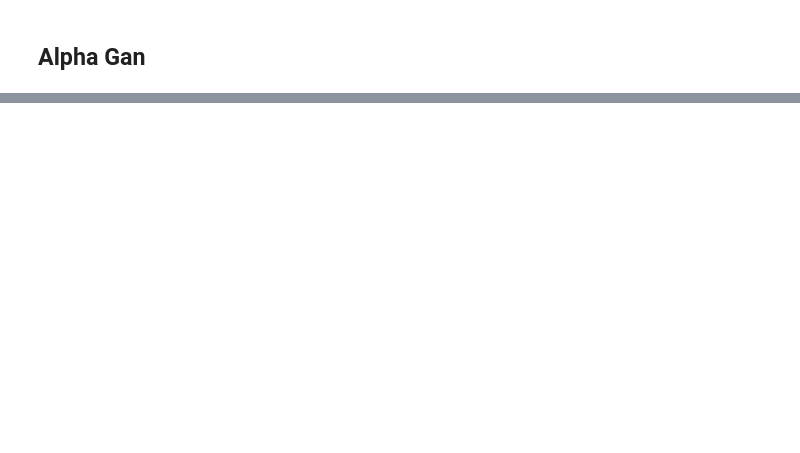
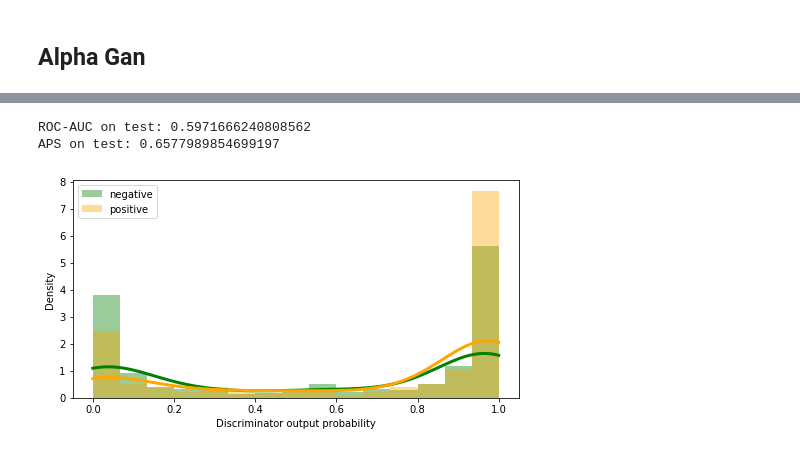
Before and after one commit to Valentyn1997/xray, a Jupyter notebook: notebooks/models/2_Model vizualizations.ipynb, the cells around one changed output, grey strips where cells are left out. Saved outputs shown, nothing was run; the diff lists cells and outputs as text; code cells hidden in the pictures; blank space fills up the shorter version.

```diff
--- a/notebooks/models/2_Model vizualizations.ipynb
+++ b/notebooks/models/2_Model vizualizations.ipynb
@@ -206,7 +294,7 @@ with torch.no_grad():
 # %% [markdown]
 ## Alpha Gan
 # %%
-path_to_model = '/home/ubuntu/xray/models/AlphaGan.pth'
+path_to_model = '/home/ubuntu/xray/models/AlphaGan300_best.pth'
 # %%
 model = torch.load(path_to_model, map_location='cpu')
 model.eval().to('cpu')
@@ -229,0 +318,18 @@ with torch.no_grad():
+# %%
+data_path = f'{DATA_PATH}/{run_params["pipeline"]["data_source"]}'
+splitter = TrainValTestSplitter(path_to_data=data_path)
+
+composed_transforms_val = Compose([GrayScale(),
+                                   HistEqualisation(active=run_params['pipeline']['hist_equalisation']),
+                                   Resize(run_params['image_resolution'], keep_aspect_ratio=True),
+                                   Augmentation(iaa.Sequential(
+                                       [iaa.PadToFixedSize(*run_params['image_resolution'], position='center')])),
+                                   # Padding(max_shape=run_params['image_resolution']),
+                                   # max_shape - max size of image after augmentation
+                                   MinMaxNormalization(),
+                                   ToTensor()])
+
+test = MURASubset(filenames=splitter.data_test.path, true_labels=splitter.data_test.label,
+                  patients=splitter.data_test.patient, transform=composed_transforms_val)
+
+test_loader = DataLoader(test, batch_size=18, shuffle=True, num_workers=5)
@@ -229,0 +392,30 @@ with torch.no_grad():
+# %%
+roc_auc = roc_auc_score(true_labels, -scores_proba)
+aps = average_precision_score(true_labels, -scores_proba)
+
+print(f'ROC-AUC on test: {roc_auc}')
+print(f'APS on test: {aps}')
+# %% [output]
+ROC-AUC on test: 0.5971666240808562
+APS on test: 0.6577989854699197
+# %%
+import seaborn as sns
+from scipy.stats import norm
+
+fit=norm
+colors = ["green","orange"]
+
+color_palette = sns.color_palette(colors)
+sns.set_palette(color_palette)
+
+plt.figure(figsize=(8, 4))
+sns.distplot(scores_proba[true_labels==1], hist=True, norm_hist=True,
+             label='negative', kde_kws={"lw": 3, "clip": [0, 1]}, bins=15)
+sns.distplot(scores_proba[true_labels==0], hist=True, norm_hist=True,
+             label='positive', kde_kws={"lw": 3, "clip": [0, 1]}, bins=15)
+plt.xlabel('Discriminator output probability')
+plt.ylabel('Density')
+plt.legend()
+plt.savefig('alpha_gan_distribution.png', dpi=300)
+# %% [output]
+[figure, added]
```
Also changed, not shown: parts of 10 cells of this notebook, 3 other files.
